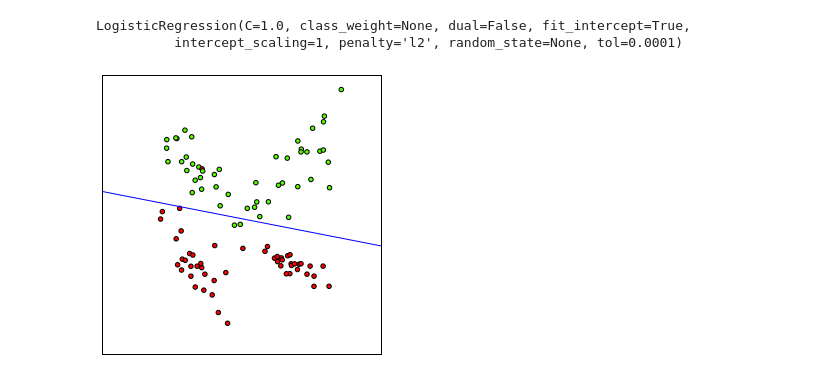
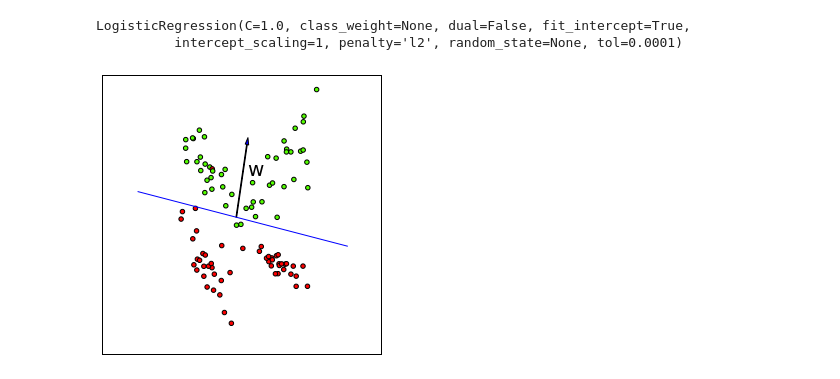
Before and after one commit to temporaer/tutorial_ml_gkbionics, a Jupyter notebook: synthetic logistic regression.ipynb, the cells around one changed output. Saved outputs shown, nothing was run; the diff lists cells and outputs as text; code cells hidden in the pictures.

```diff
--- a/synthetic logistic regression.ipynb
+++ b/synthetic logistic regression.ipynb
@@ -23,15 +23,21 @@ LogisticRegression(C=1.0, class_weight=None, dual=False, fit_intercept=True,
 # %%
 plt.figsize(5, 5)
 w = logreg.coef_.ravel()
 a = -w[0] / w[1]
 xx = np.linspace(-3, 3)
 yy = a * xx - logreg.intercept_ / w[1]
 plt.scatter(X[:, 0], X[:, 1], c=y, cmap=plt.cm.prism)
 plt.plot(xx, yy)
-plt.xlim(-3, 3)
-plt.ylim(-3, 3)
+#plt.xlim(-3, 3)
+#plt.ylim(-3, 3)
 plt.xticks(())
 plt.yticks(())
+on_line = np.array([xx[23], yy[23]])
+
+#plt.plot([on_line[0], on_line[0] + w[0]/2.], [on_line[1], on_line[1] + w[1]/2.], c='black')
+plt.arrow(on_line[0], on_line[1], w[0]/2,  w[1]/2., head_width=.1, width=.02)
+plt.annotate("w", [on_line[0] + w[0]/4., on_line[1] + w[1]/4.], xytext=[on_line[0] + w[0]/4. + .2, on_line[1] + w[1]/4. + .1], size=20)
+
 plt.savefig("presentation/logreg-pics/synthetic_line.pdf")
 # %% [output]
-[figure, old version]
+[figure, new version]
```
Also changed, not shown: 4 other files.
